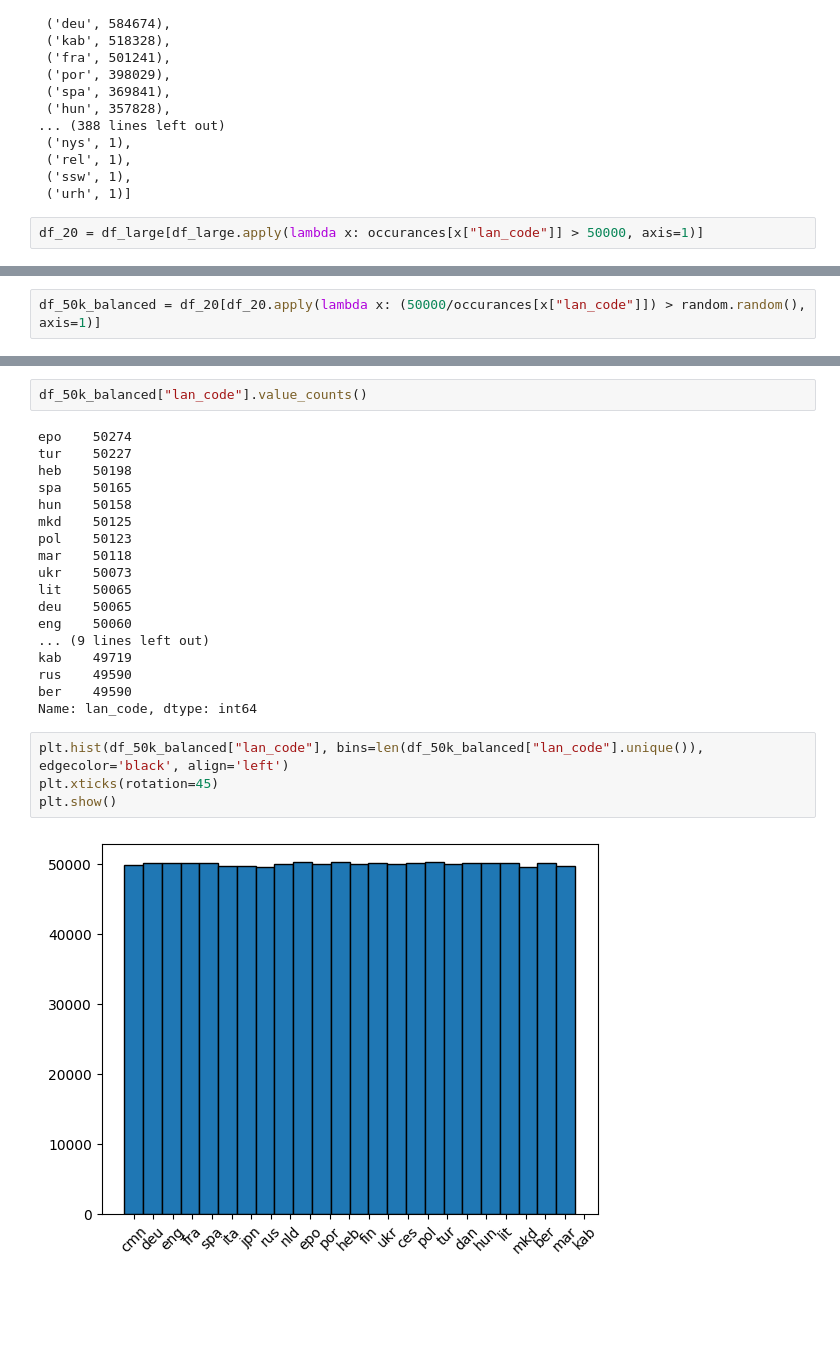
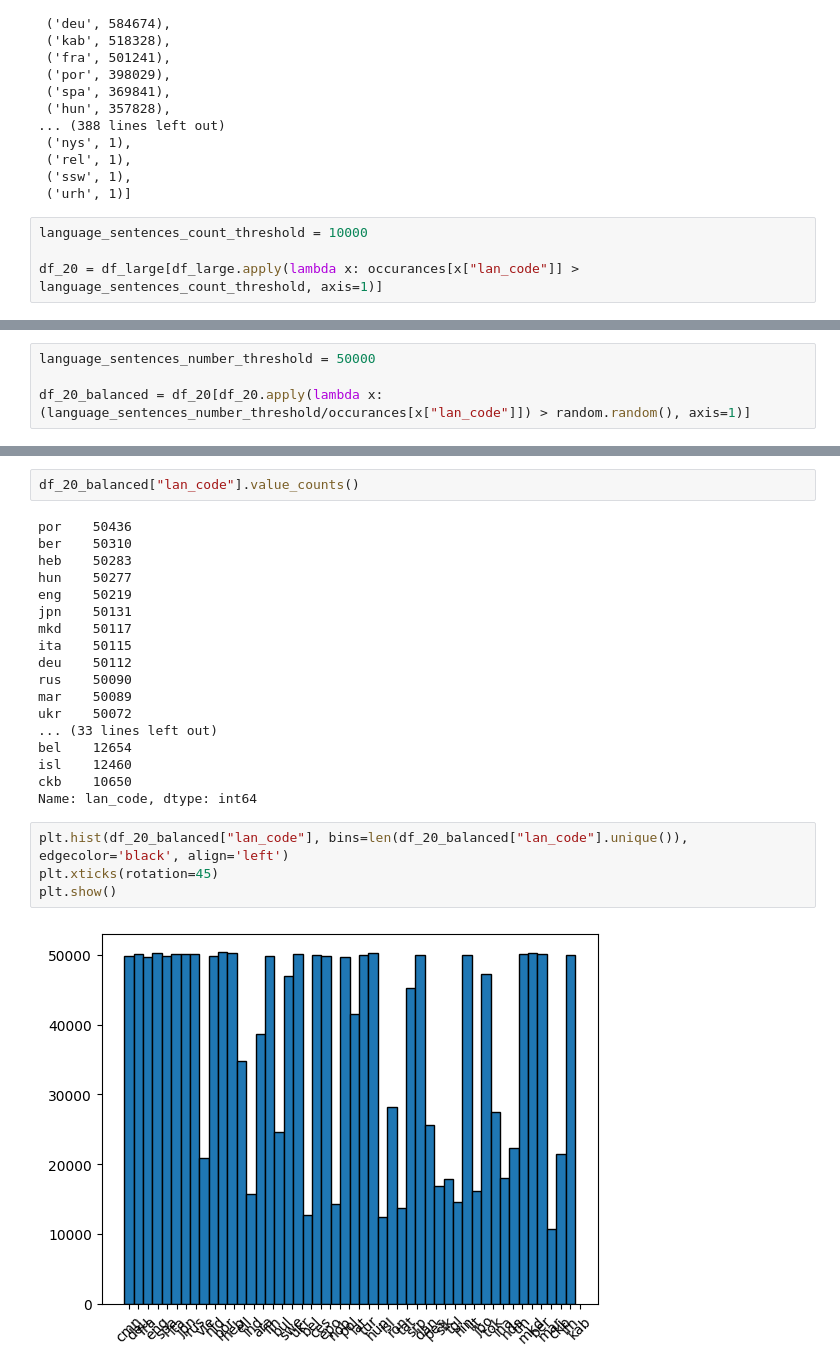
Before and after one commit to PiotrCenda/lang-detection, a Jupyter notebook: data_exploration.ipynb, the cells around one changed output, grey strips where cells are left out. Drawn from its saved outputs; the diff is of its cells as text; blank space fills up the shorter version.

```diff
--- a/data_exploration.ipynb
+++ b/data_exploration.ipynb
@@ -79,5 +79,7 @@ occurances_sort
  ('ssw', 1),
  ('urh', 1)]
 # %%
-df_20 = df_large[df_large.apply(lambda x: occurances[x["lan_code"]] > 50000, axis=1)]
+language_sentences_count_threshold = 10000
+
+df_20 = df_large[df_large.apply(lambda x: occurances[x["lan_code"]] > language_sentences_count_threshold, axis=1)]
 # %%
@@ -135,2 +137,4 @@ plt.show()
 # %%
-df_50k_balanced = df_20[df_20.apply(lambda x: (50000/occurances[x["lan_code"]]) > random.random(), axis=1)]
+language_sentences_number_threshold = 50000
+
+df_20_balanced = df_20[df_20.apply(lambda x: (language_sentences_number_threshold/occurances[x["lan_code"]]) > random.random(), axis=1)]
@@ -151,27 +141,27 @@ Length: 1199884, dtype: int64
 # %%
-df_50k_balanced["lan_code"].value_counts()
+df_20_balanced["lan_code"].value_counts()
 # %% [output]
-epo    50274
-tur    50227
-heb    50198
-spa    50165
-hun    50158
-mkd    50125
-pol    50123
-mar    50118
-ukr    50073
-lit    50065
-deu    50065
-eng    50060
-... (9 lines left out)
-kab    49719
-rus    49590
-ber    49590
+por    50436
+ber    50310
+heb    50283
+hun    50277
+eng    50219
+jpn    50131
+mkd    50117
+ita    50115
+deu    50112
+rus    50090
+mar    50089
+ukr    50072
+... (33 lines left out)
+bel    12654
+isl    12460
+ckb    10650
 Name: lan_code, dtype: int64
 # %%
-plt.hist(df_50k_balanced["lan_code"], bins=len(df_50k_balanced["lan_code"].unique()), edgecolor='black', align='left')
+plt.hist(df_20_balanced["lan_code"], bins=len(df_20_balanced["lan_code"].unique()), edgecolor='black', align='left')
 plt.xticks(rotation=45)
 plt.show()
 # %% [output]
-[figure, old version]
+[figure, new version]
 # %%
```
Also changed, not shown: parts of 7 cells of this notebook, 2 other files.
